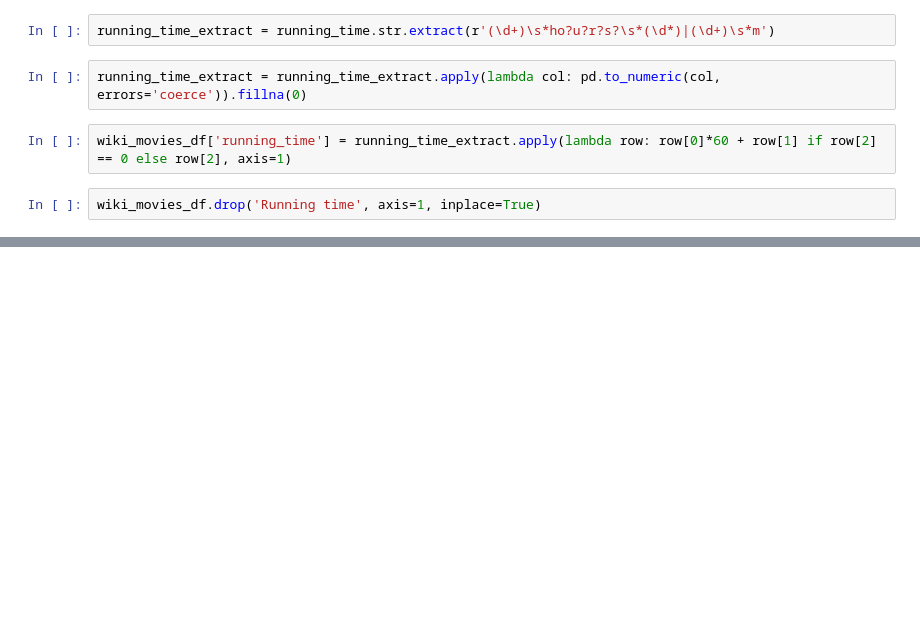
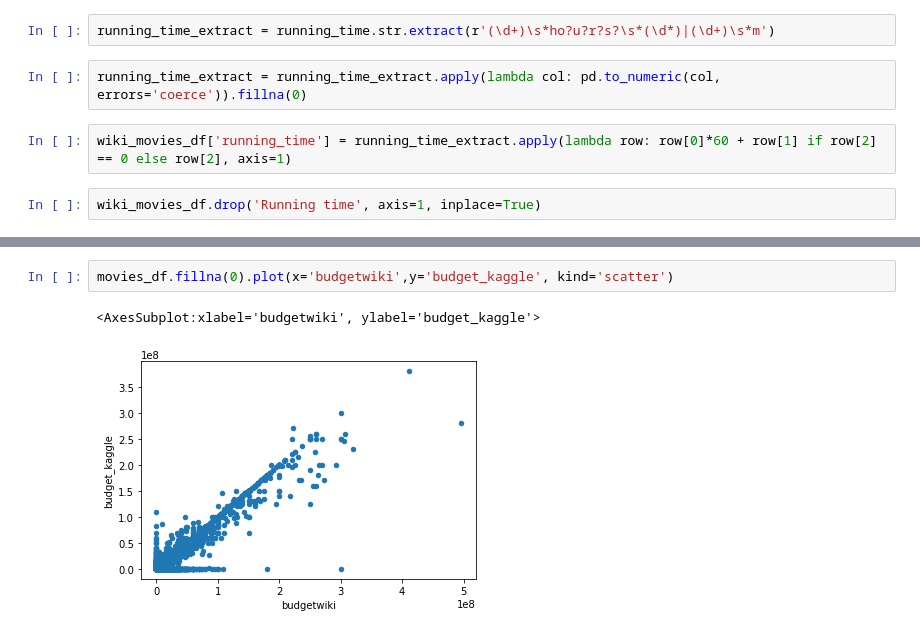
Before and after one commit to Rmccusker86/Movies-ETL, a Jupyter notebook: Wikidata.ipynb, the cells around one changed output, grey strips where cells are left out. Cells and saved outputs as stored; diff of their text form; blank space fills up the shorter version.

```diff
--- a/Wikidata.ipynb
+++ b/Wikidata.ipynb
@@ -379,0 +554,5 @@ wiki_movies_df.drop('Running time', axis=1, inplace=True)
+# %%
+movies_df.fillna(0).plot(x='budgetwiki',y='budget_kaggle', kind='scatter')
+# %% [output]
+<AxesSubplot:xlabel='budgetwiki', ylabel='budget_kaggle'>
+[figure, added]
```
Also changed, not shown: parts of 35 cells of this notebook.
